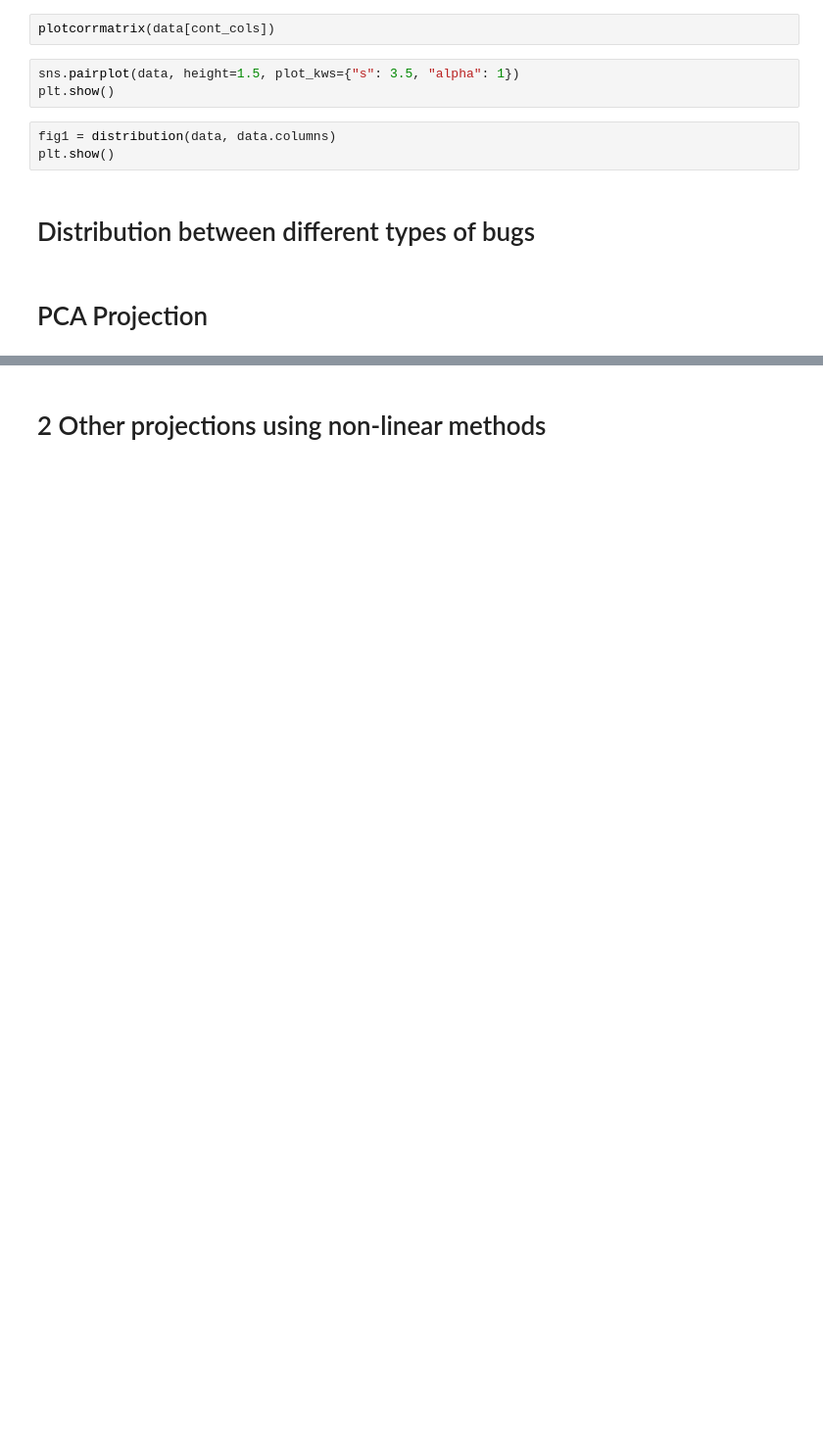
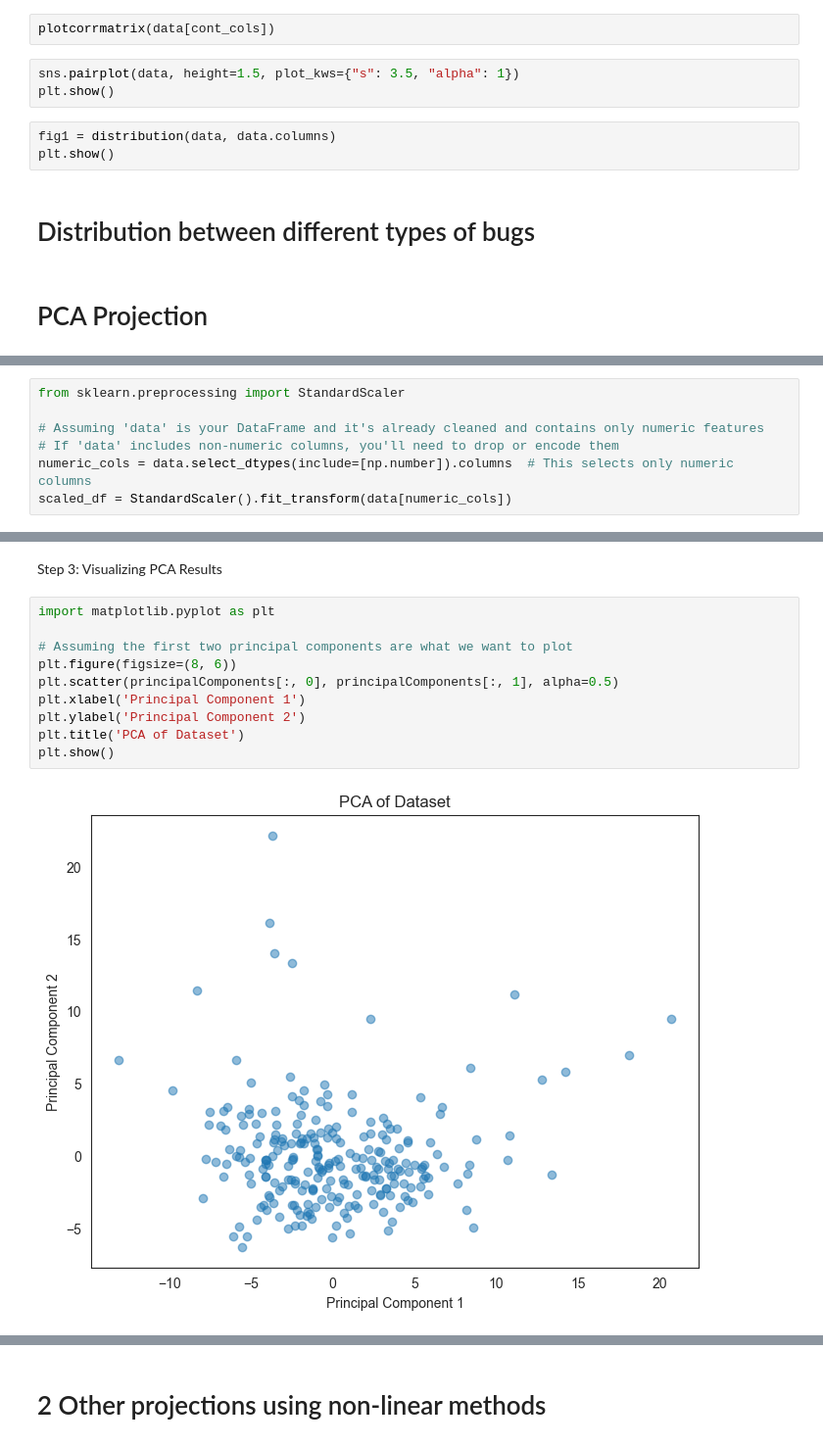
Before and after one commit to alexisvafiadis/Bug-Images-Data-Analysis-And-Type-Classification, a Jupyter notebook: 2_visualization.ipynb, the cells around one changed output, grey strips where cells are left out. Shown at 98% size. Drawn from its saved outputs; the diff is of its cells as text; blank space fills up the shorter version.

```diff
--- a/2_visualization.ipynb
+++ b/2_visualization.ipynb
@@ -124,0 +228,7 @@ pca.explained_variance_
+# %%
+from sklearn.preprocessing import StandardScaler
+
+# Assuming 'data' is your DataFrame and it's already cleaned and contains only numeric features
+# If 'data' includes non-numeric columns, you'll need to drop or encode them
+numeric_cols = data.select_dtypes(include=[np.number]).columns  # This selects only numeric columns
+scaled_df = StandardScaler().fit_transform(data[numeric_cols])
@@ -124,0 +251,14 @@ pca.explained_variance_
+# %% [markdown]
+Step 3: Visualizing PCA Results
+# %%
+import matplotlib.pyplot as plt
+
+# Assuming the first two principal components are what we want to plot
+plt.figure(figsize=(8, 6))
+plt.scatter(principalComponents[:, 0], principalComponents[:, 1], alpha=0.5)
+plt.xlabel('Principal Component 1')
+plt.ylabel('Principal Component 2')
+plt.title('PCA of Dataset')
+plt.show()
+# %% [output]
+[figure, added]
```
Also changed, not shown: parts of 51 cells of this notebook.
